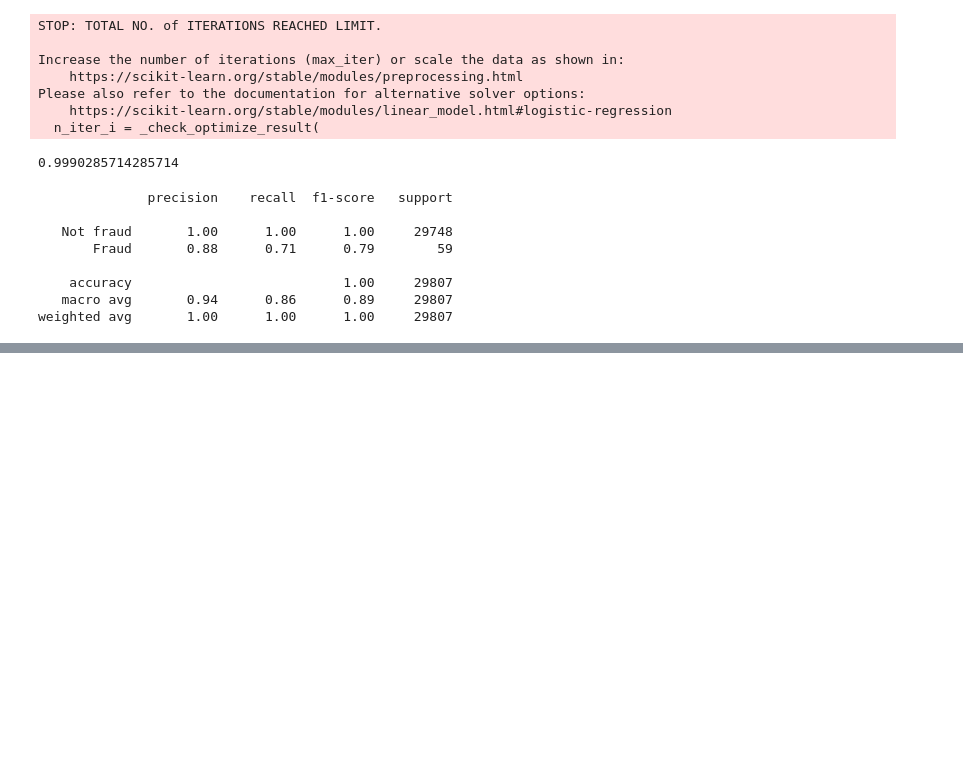
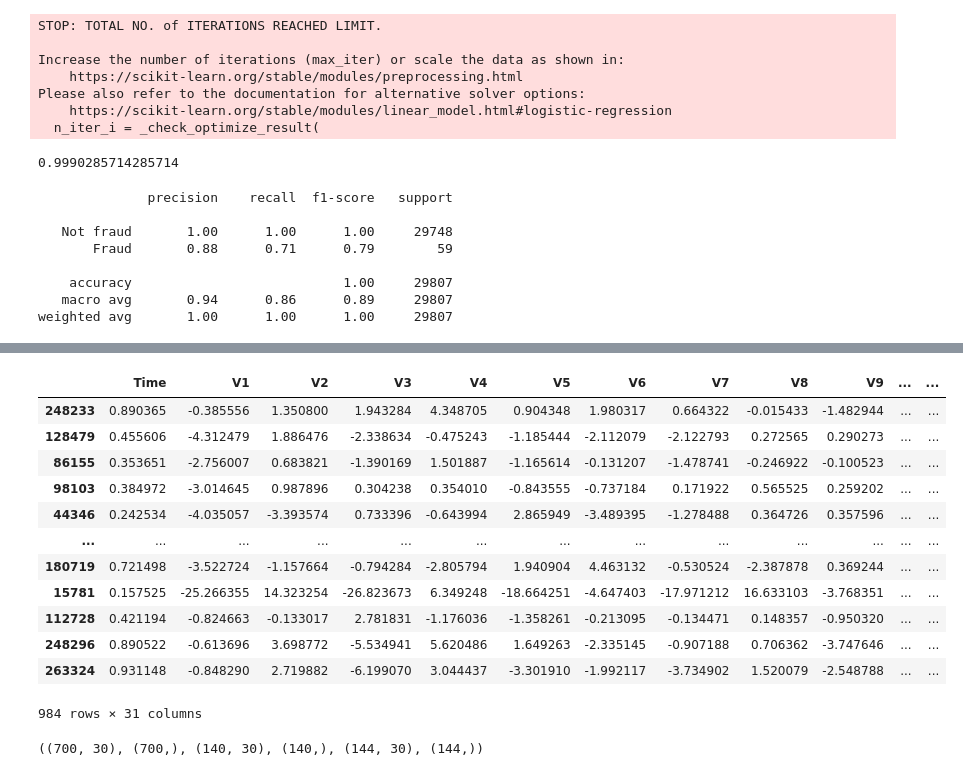
Before and after one commit to KirsaliAditya/creditfraud, a Jupyter notebook: creditfraud.ipynb, the cells around one changed output, grey strips where cells are left out. Cells and saved outputs as stored; diff of their text form; code cells hidden in the pictures; blank space fills up the shorter version.

```diff
--- a/creditfraud.ipynb
+++ b/creditfraud.ipynb
@@ -174,0 +287,5 @@ weighted avg       1.00      1.00      1.00     29807
+# %%
+frauds = new_df[new_df['Class']==1]
+not_frauds = new_df[new_df['Class']==0]
+
+not_frauds['Class'].value_counts(), frauds['Class'].value_counts()
@@ -174,0 +299,3 @@ weighted avg       1.00      1.00      1.00     29807
+# %%
+bal_df = pd.concat([frauds, not_frauds.sample(len(frauds),random_state=1)])
+bal_df['Class'].value_counts()
@@ -174,0 +308,27 @@ weighted avg       1.00      1.00      1.00     29807
+# %%
+bal_df = bal_df.sample(frac=1, random_state=1)
+bal_df
+# %% [output]
+|  | Time | V1 | V2 | V3 | V4 | V5 | V6 | V7 | V8 | V9 | ... | ... |
+| 248233 | 0.890365 | -0.385556 | 1.350800 | 1.943284 | 4.348705 | 0.904348 | 1.980317 | 0.664322 | -0.015433 | -1.482944 | ... | ... |
+| 128479 | 0.455606 | -4.312479 | 1.886476 | -2.338634 | -0.475243 | -1.185444 | -2.112079 | -2.122793 | 0.272565 | 0.290273 | ... | ... |
+| 86155 | 0.353651 | -2.756007 | 0.683821 | -1.390169 | 1.501887 | -1.165614 | -0.131207 | -1.478741 | -0.246922 | -0.100523 | ... | ... |
+| 98103 | 0.384972 | -3.014645 | 0.987896 | 0.304238 | 0.354010 | -0.843555 | -0.737184 | 0.171922 | 0.565525 | 0.259202 | ... | ... |
+| 44346 | 0.242534 | -4.035057 | -3.393574 | 0.733396 | -0.643994 | 2.865949 | -3.489395 | -1.278488 | 0.364726 | 0.357596 | ... | ... |
+| ... | ... | ... | ... | ... | ... | ... | ... | ... | ... | ... | ... | ... |
+| 180719 | 0.721498 | -3.522724 | -1.157664 | -0.794284 | -2.805794 | 1.940904 | 4.463132 | -0.530524 | -2.387878 | 0.369244 | ... | ... |
+| 15781 | 0.157525 | -25.266355 | 14.323254 | -26.823673 | 6.349248 | -18.664251 | -4.647403 | -17.971212 | 16.633103 | -3.768351 | ... | ... |
+| 112728 | 0.421194 | -0.824663 | -0.133017 | 2.781831 | -1.176036 | -1.358261 | -0.213095 | -0.134471 | 0.148357 | -0.950320 | ... | ... |
+| 248296 | 0.890522 | -0.613696 | 3.698772 | -5.534941 | 5.620486 | 1.649263 | -2.335145 | -0.907188 | 0.706362 | -3.747646 | ... | ... |
+| 263324 | 0.931148 | -0.848290 | 2.719882 | -6.199070 | 3.044437 | -3.301910 | -1.992117 | -3.734902 | 1.520079 | -2.548788 | ... | ... |
+984 rows × 31 columns
+# %%
+np_bal_df = bal_df.to_numpy()
+
+x_b_train, y_b_train = np_bal_df[:700, :-1], np_bal_df[:700, -1].astype(int)
+x_b_test, y_b_test = np_bal_df[700:840, :-1], np_bal_df[700:840, -1].astype(int)
+x_b_val, y_b_val = np_bal_df[840:, :-1], np_bal_df[840:, -1].astype(int)
+
+x_b_train.shape, y_b_train.shape, x_b_test.shape, y_b_test.shape, x_b_val.shape, y_b_val.shape
+# %% [output]
+((700, 30), (700,), (140, 30), (140,), (144, 30), (144,))
```
Also changed, not shown: parts of 18 cells of this notebook.
